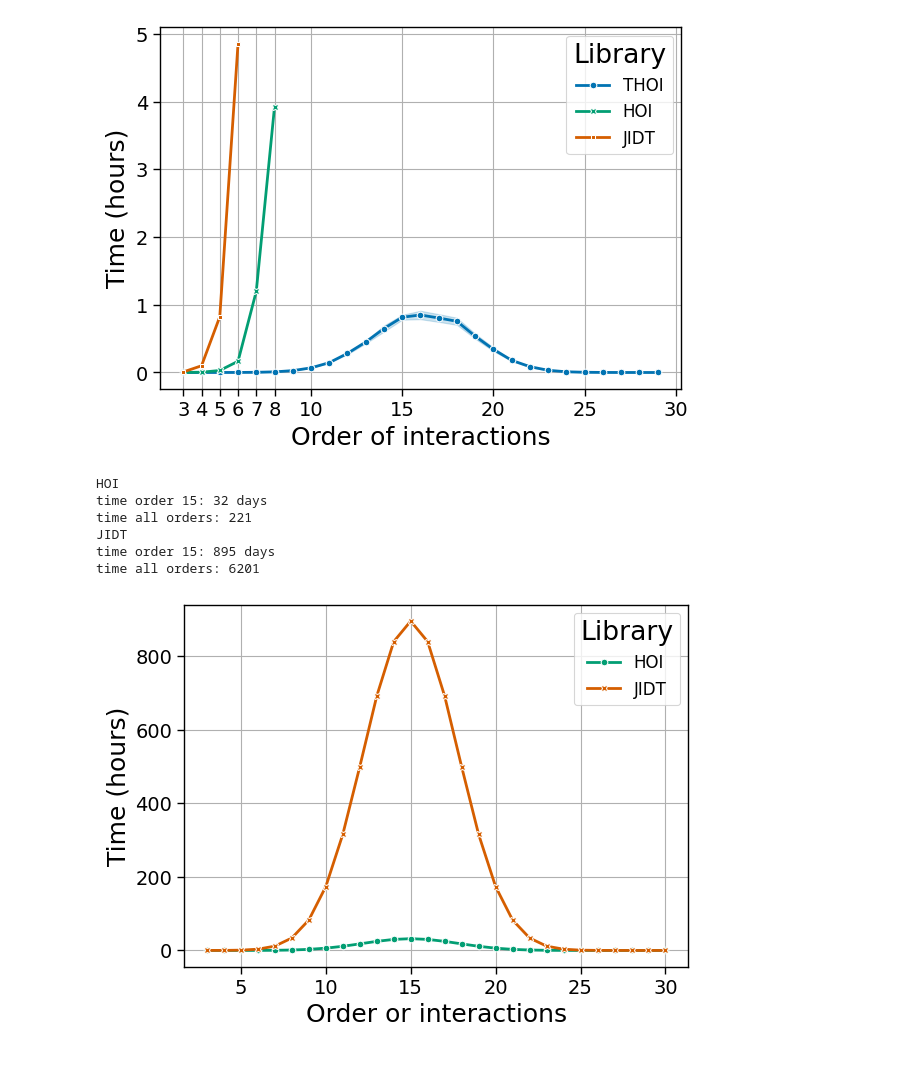
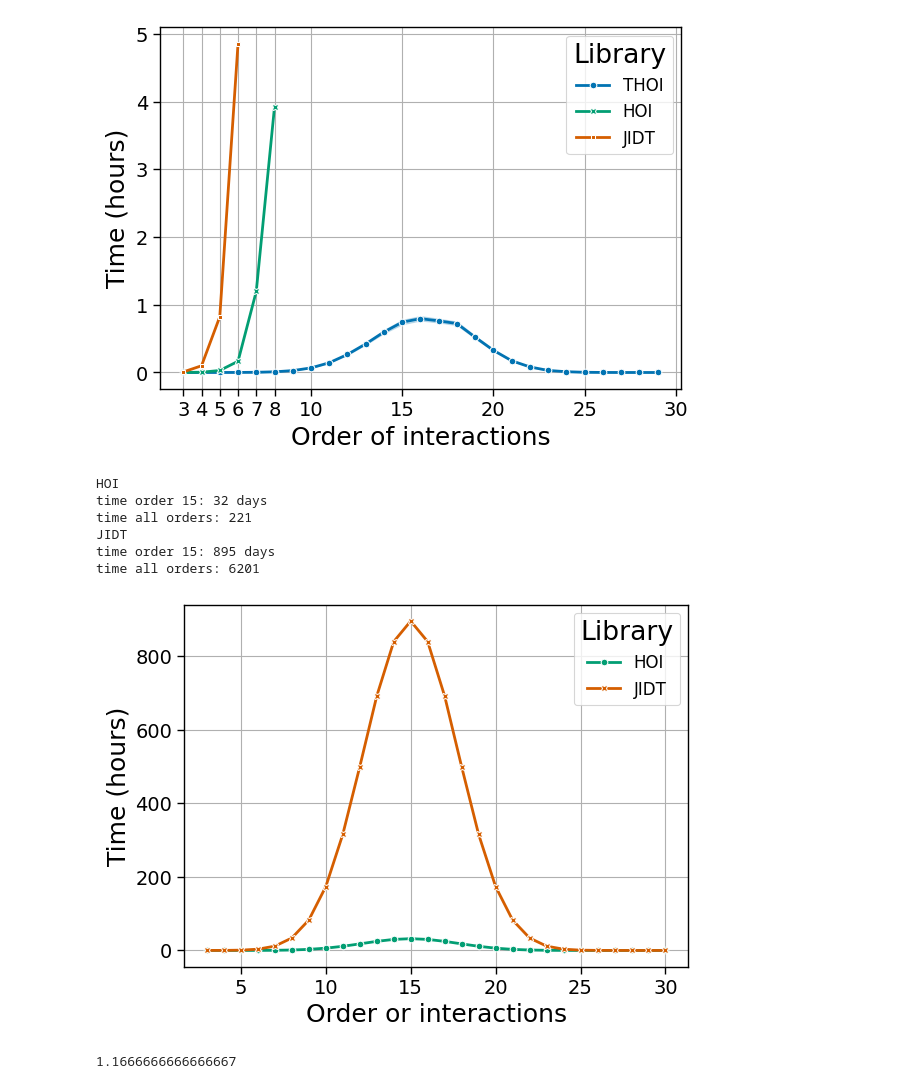
Before and after one commit to Laouen/Oinformation, a Jupyter notebook: analysis/fig2_time_benchmarking.ipynb, the cells around one changed output. Drawn from its saved outputs; the diff is of its cells as text; code cells hidden in the pictures.

```diff
--- a/analysis/fig2_time_benchmarking.ipynb
+++ b/analysis/fig2_time_benchmarking.ipynb
@@ -86,7 +86,7 @@ def plot_estimated_computation_times(df, ax):
 # %%
 # Define the file paths
 file_paths = [
-    "library-thoi_estimator-gc_device-cpu_indexing-indexes_bs_1_2.tsv",
+    "library-thoi_estimator-gc_device-cpu_indexing-indexes_bs_1_8.tsv",
     "library-hoi_estimator-gc.tsv",
     #"library-gcmi_estimator-gc.tsv",
     #"library-npeet_estimator-ksg.tsv",
@@ -111,34 +111,34 @@ combined_df = combined_df[combined_df.N == 30]
 
 ax = plt.gca()
 
 sns.lineplot(
     data=combined_df, x="order", y="time",
     hue="library", style='library',
     markers=True, dashes=False, ax=ax,
     palette=method_colors
 )
 ax.set_xticks([3,4,5,6,7,8,10,15,20,25,30])
 
 ax.set_xlabel('Order of interactions')
 ax.set_ylabel('Time (hours)')
 ax.legend(title='Library')
 ax.grid(True)
 
 plt.tight_layout()
 plt.savefig('./figures/times/benchmarking_times.pdf', format='pdf')
 plt.show()
 
 #############################################
 
 ax = plt.gca()
 
 plot_estimated_computation_times(combined_df, ax)
 
 plt.tight_layout()
 plt.savefig('./figures/times/benchmarking_estimated_times.pdf', format='pdf')
 plt.show()
 # %% [output]
-[figure, old version]
+[figure, new version]
 HOI
 time order 15: 32 days
 time all orders: 221
@@ -146,6 +146,11 @@ JIDT
 time order 15: 895 days
 time all orders: 6201
 [figure]
+# %%
+a = 60 * 70
+a_hours = / 60 / 60
+# %% [output]
+1.1666666666666667
 # %%
 colorblind_palette = sns.color_palette("colorblind", n_colors=5)
 
```
Also changed, not shown: parts of 2 cells of this notebook, 6 other files.
